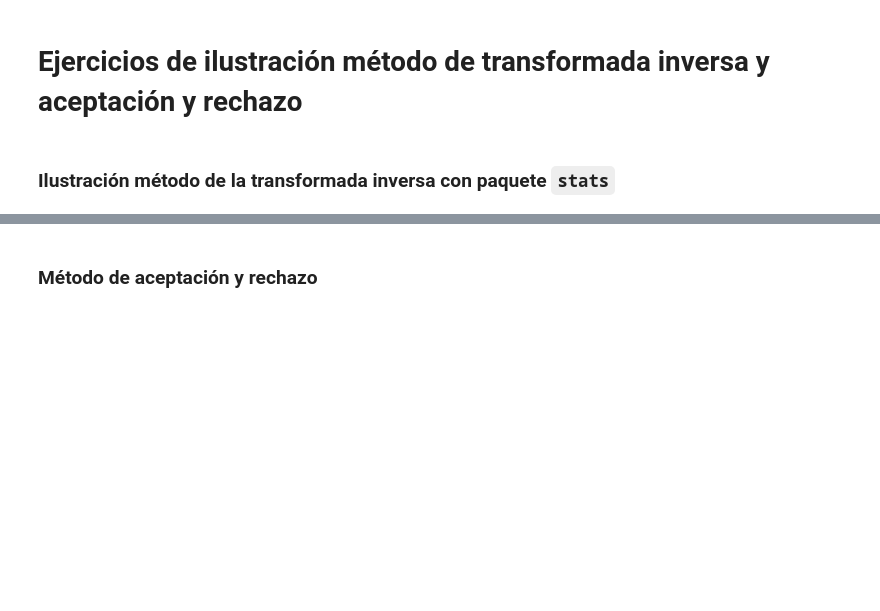
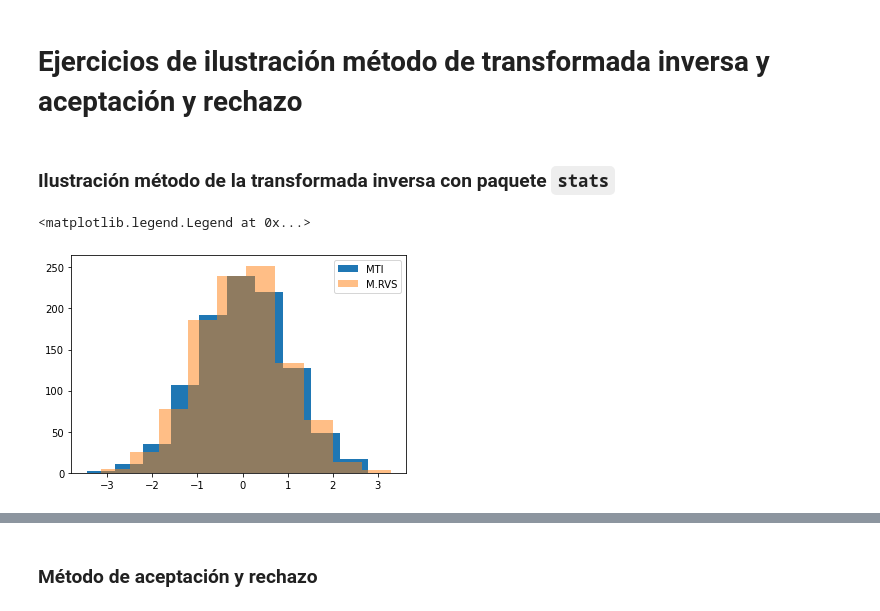
Before and after one commit to feramdor/SPF-2021-II, a Jupyter notebook: TEMA-2/Clase11_Ejercicios_MTI_MAR.ipynb, the cells around one changed output, grey strips where cells are left out. Drawn from its saved outputs; the diff is of its cells as text; code cells hidden in the pictures; blank space fills up the shorter version.

```diff
--- a/TEMA-2/Clase11_Ejercicios_MTI_MAR.ipynb
+++ b/TEMA-2/Clase11_Ejercicios_MTI_MAR.ipynb
@@ -11,5 +11,12 @@ from math import factorial as fac # Importo la operación factorial
 %matplotlib inline
 # %% [markdown]
 ### Ilustración método de la transformada inversa con paquete `stats`
+# %%
+plt.hist(st.norm.ppf(np.random.rand(1000)), label='MTI')
+plt.hist(st.norm.rvs(size=1000), label='M.RVS', alpha=0.5)
+plt.legend()
+# %% [output]
+<matplotlib.legend.Legend at 0x...>
+[figure, added]
 # %%
 # Elegir la distribución
```
Also changed, not shown: parts of 5 cells of this notebook, 3 other files.
